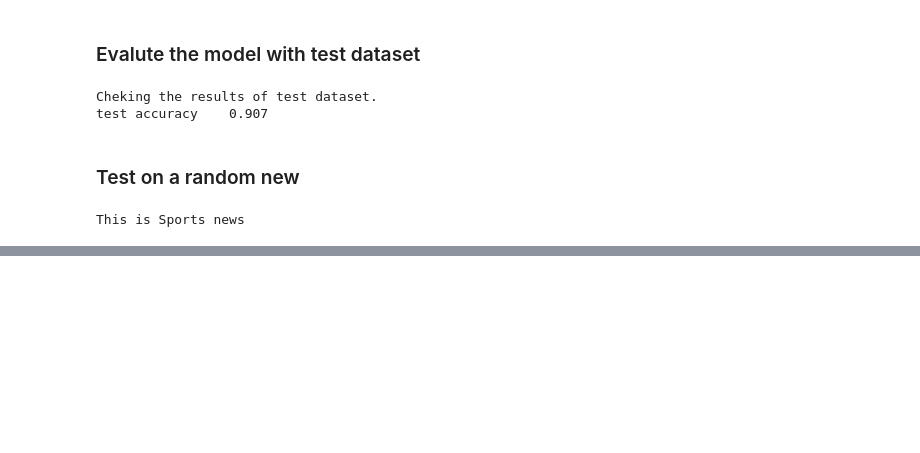
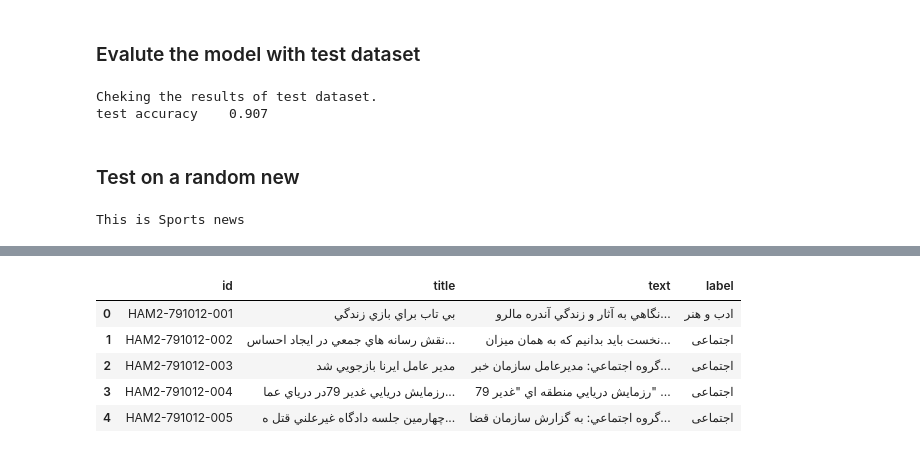
Before and after one commit to ZahraDehghani99/AI-Internship, a Jupyter notebook: Phase05_NLP_With_Neural_Networks/Phase05_NLP_With_Neural_Networks.ipynb, the cells around one changed output, grey strips where cells are left out. Saved outputs shown, nothing was run; the diff lists cells and outputs as text; code cells hidden in the pictures; blank space fills up the shorter version.

```diff
--- a/Phase05_NLP_With_Neural_Networks/Phase05_NLP_With_Neural_Networks.ipynb
+++ b/Phase05_NLP_With_Neural_Networks/Phase05_NLP_With_Neural_Networks.ipynb
@@ -375,0 +570,9 @@ len(os.listdir("/content/drive/MyDrive/AI-Internship/HAM2/2001"))
+# %%
+df.head()
+# %% [output]
+|  | id | title | text | label |
+| 0 | HAM2-791012-001 | بي تاب براي بازي زندگي | نگاهي به آثار و زندگي آندره مالرو... | ادب و هنر |
+| 1 | HAM2-791012-002 | نقش رسانه هاي جمعي در ايجاد احساس... | نخست بايد بدانيم كه به همان ميزان... | اجتماعی |
+| 2 | HAM2-791012-003 | مدير عامل ايرنا بازجويي شد | گروه اجتماعي: مديرعامل سازمان خبر... | اجتماعی |
+| 3 | HAM2-791012-004 | رزمايش دريايي غدير 79در درياي عما... | رزمايش دريايي منطقه اي "غدير 79" ... | اجتماعی |
+| 4 | HAM2-791012-005 | چهارمين جلسه دادگاه غيرعلني قتل ه... | گروه اجتماعي: به گزارش سازمان قضا... | اجتماعی |
```
Also changed, not shown: parts of 57 cells of this notebook.
